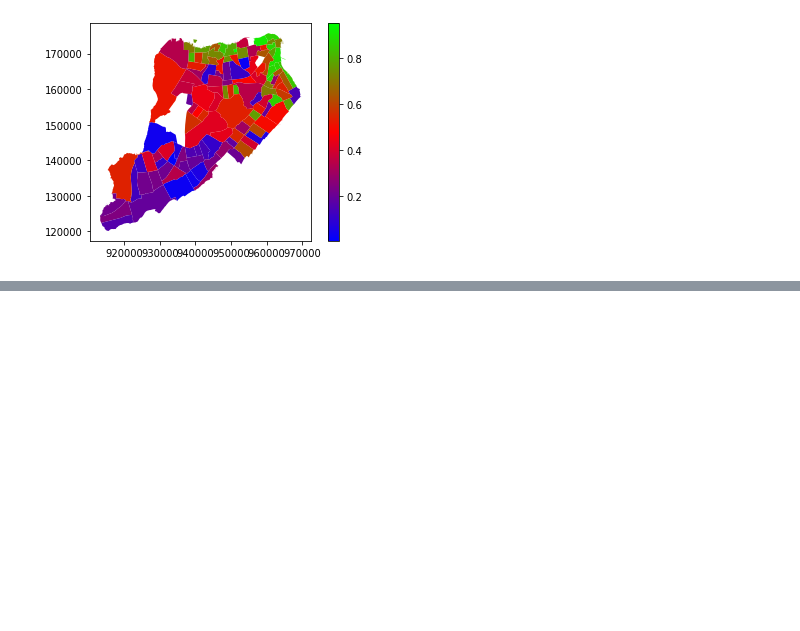
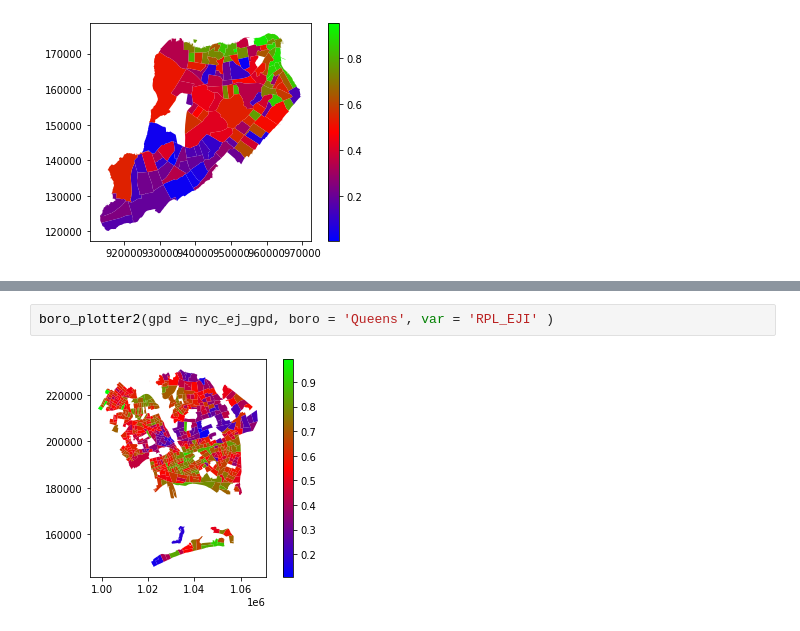
Before and after one commit to KennethA32/Living_Shorelines, a Jupyter notebook: living_shoreline.ipynb, the cells around one changed output, grey strips where cells are left out. Drawn from its saved outputs; the diff is of its cells as text; blank space fills up the shorter version.

```diff
--- a/living_shoreline.ipynb
+++ b/living_shoreline.ipynb
@@ -182,0 +265,4 @@ nyc_vuln_gpd.plot("RPL_THEMES", cmap="brg", legend = True)
+# %%
+boro_plotter2(gpd = nyc_ej_gpd, boro = 'Queens', var = 'RPL_EJI' )
+# %% [output]
+[figure, added]
```
Also changed, not shown: parts of 11 cells of this notebook, 1 other file.
